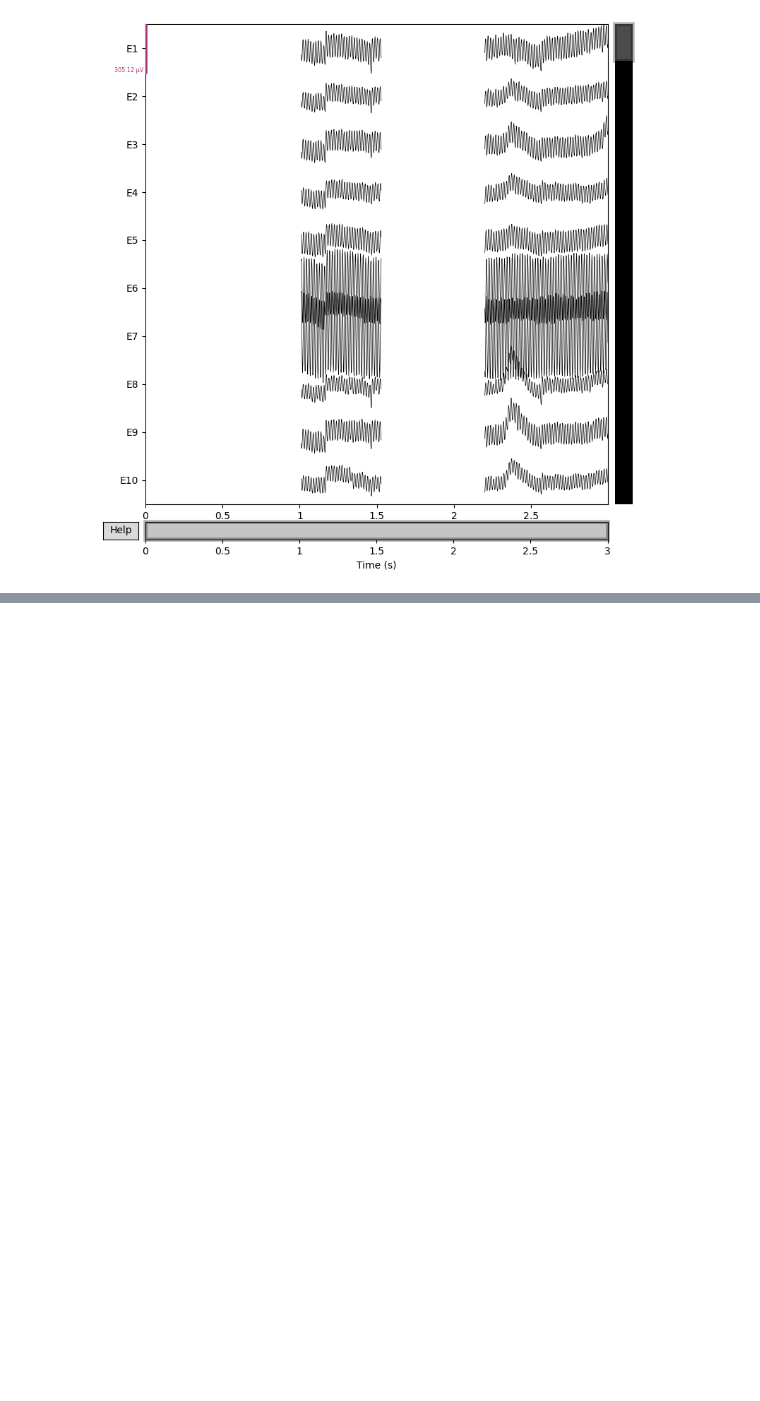
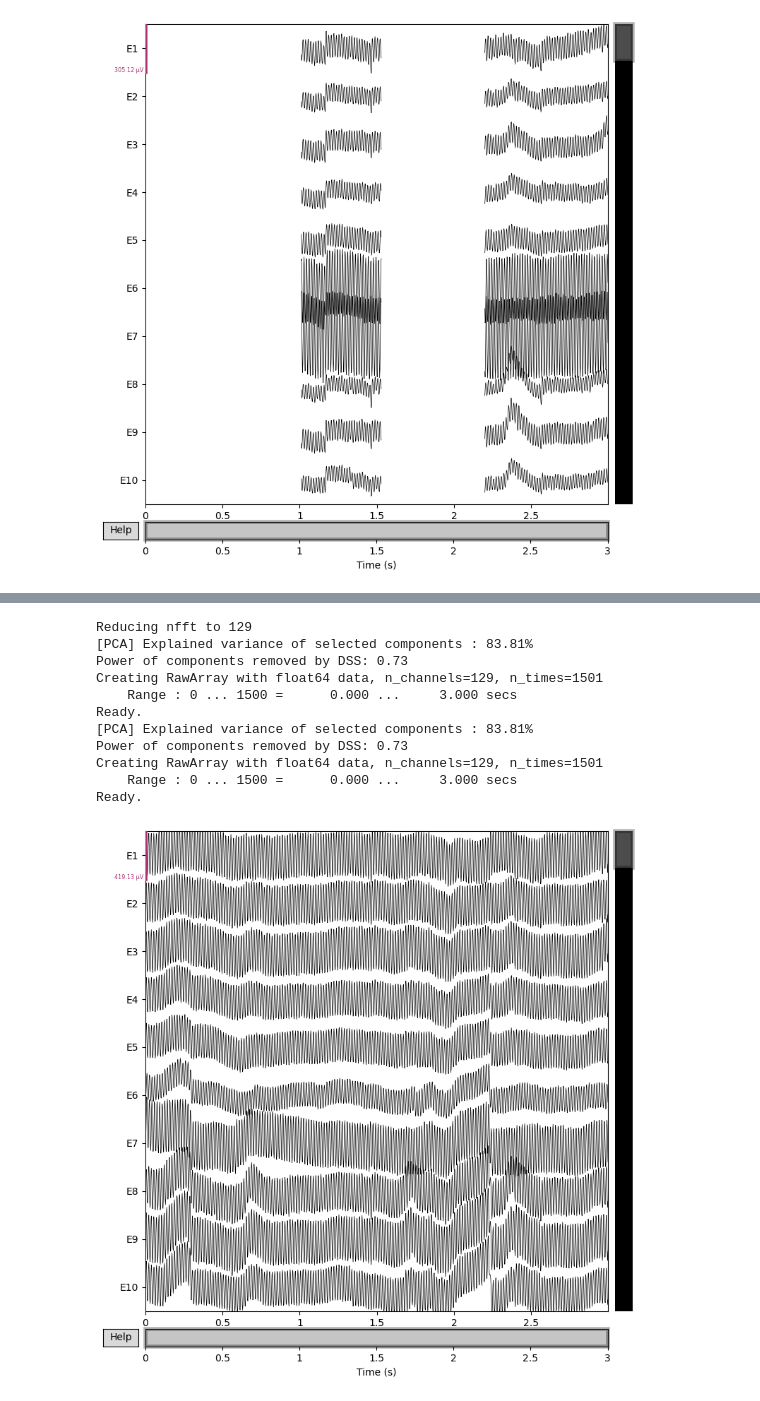
Before and after one commit to josephzhengg/amplab-digtwins, a Jupyter notebook: notebooks/joseph-nb/preprocess_filter.ipynb, the cells around one changed output, grey strips where cells are left out. Cells and saved outputs as stored; diff of their text form; code cells hidden in the pictures; blank space fills up the shorter version.

```diff
--- a/notebooks/joseph-nb/preprocess_filter.ipynb
+++ b/notebooks/joseph-nb/preprocess_filter.ipynb
@@ -183,3 +210,20 @@ Ready.
+# %%
+# do it for contrast change data
+cleaned_contrast_zapline = zapline_clean(contrast_change_crop, fline=50.0)
+p = cleaned_contrast_zapline.plot(n_channels=10, scalings='auto', title='Zapline Cleaned Contrast Change', show=True, block=False)
+# %% [output]
+Reducing nfft to 129
+[PCA] Explained variance of selected components : 83.81%
+Power of components removed by DSS: 0.73
+Creating RawArray with float64 data, n_channels=129, n_times=1501
+    Range : 0 ... 1500 =      0.000 ...     3.000 secs
+Ready.
+[PCA] Explained variance of selected components : 83.81%
+Power of components removed by DSS: 0.73
+Creating RawArray with float64 data, n_channels=129, n_times=1501
+    Range : 0 ... 1500 =      0.000 ...     3.000 secs
+Ready.
+[figure, added]
 # %%
 import matplotlib.pyplot as plt
 
```
Also changed, not shown: parts of 3 cells of this notebook.
